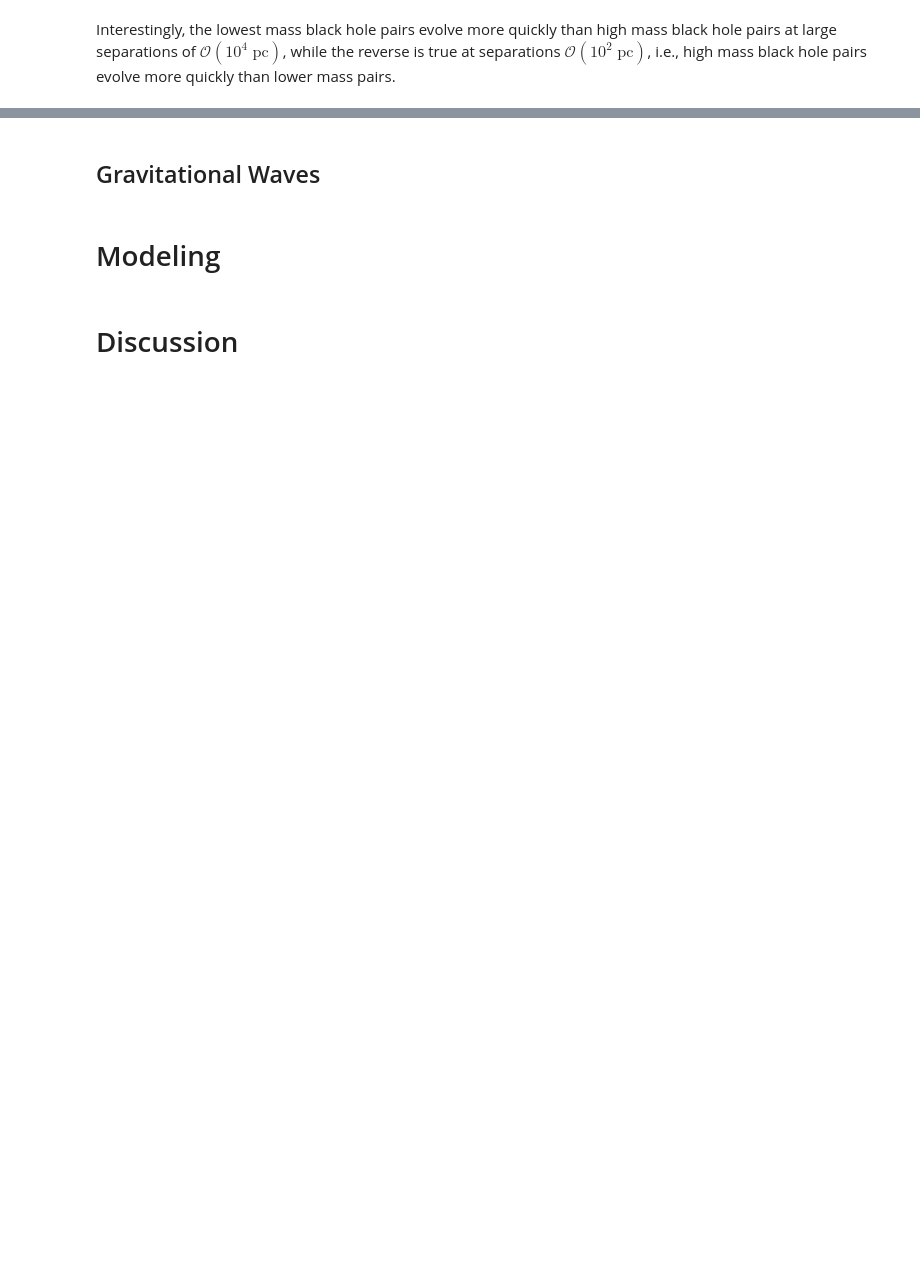
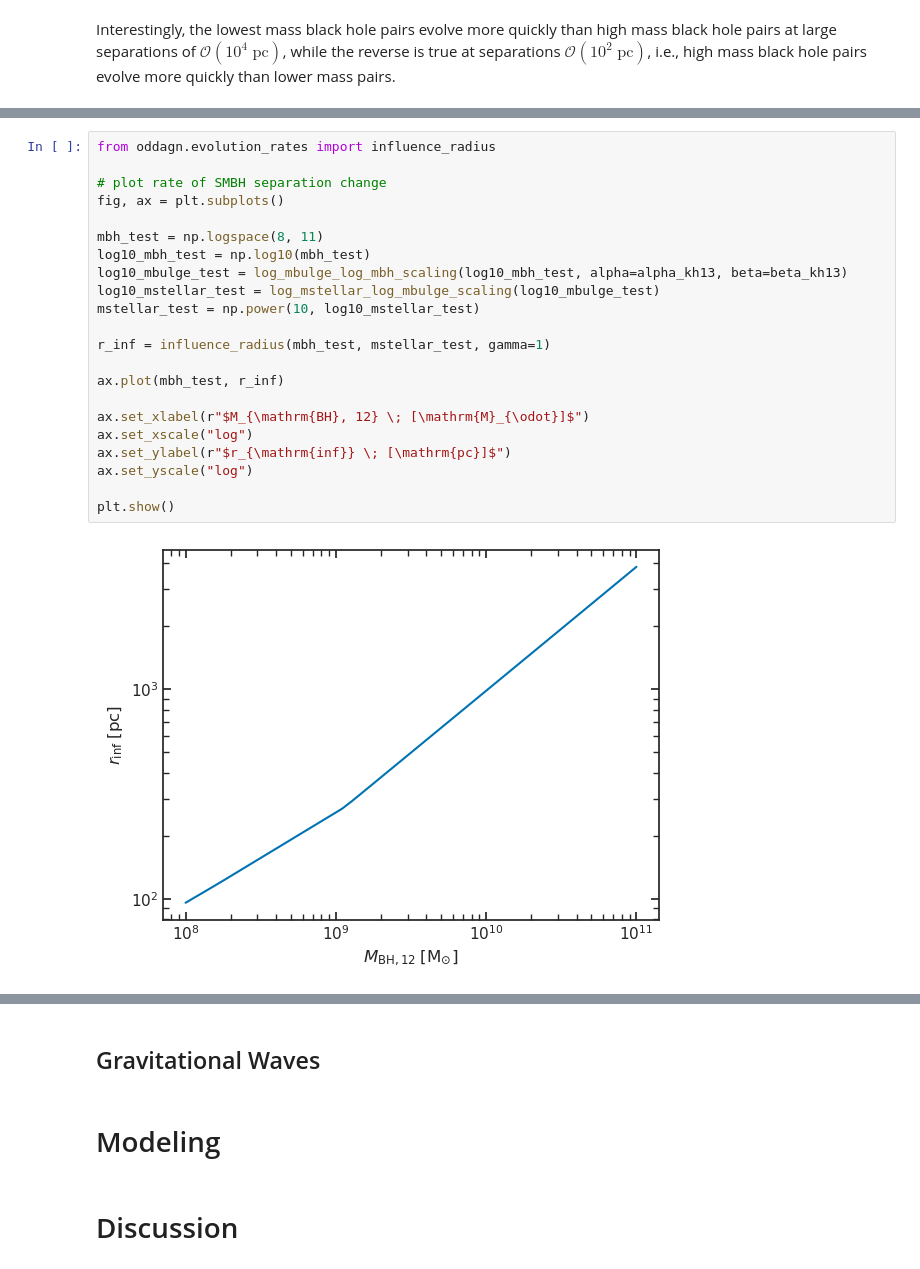
Before and after one commit to jacaseyclyde/oddAGN, a Jupyter notebook: notebooks/3-modeling/3.01-jacc-residence-timescales.ipynb, the cells around one changed output, grey strips where cells are left out. Saved outputs shown, nothing was run; the diff lists cells and outputs as text; blank space fills up the shorter version.

```diff
--- a/notebooks/3-modeling/3.01-jacc-residence-timescales.ipynb
+++ b/notebooks/3-modeling/3.01-jacc-residence-timescales.ipynb
@@ -576,0 +672,24 @@ Interestingly, the lowest mass black hole pairs evolve more quickly than high ma
+# %%
+from oddagn.evolution_rates import influence_radius
+
+# plot rate of SMBH separation change
+fig, ax = plt.subplots()
+
+mbh_test = np.logspace(8, 11)
+log10_mbh_test = np.log10(mbh_test)
+log10_mbulge_test = log_mbulge_log_mbh_scaling(log10_mbh_test, alpha=alpha_kh13, beta=beta_kh13)
+log10_mstellar_test = log_mstellar_log_mbulge_scaling(log10_mbulge_test)
+mstellar_test = np.power(10, log10_mstellar_test)
+
+r_inf = influence_radius(mbh_test, mstellar_test, gamma=1)
+
+ax.plot(mbh_test, r_inf)
+
+ax.set_xlabel(r"$M_{\mathrm{BH}, 12} \; [\mathrm{M}_{\odot}]$")
+ax.set_xscale("log")
+ax.set_ylabel(r"$r_{\mathrm{inf}} \; [\mathrm{pc}]$")
+ax.set_yscale("log")
+
+plt.show()
+# %% [output]
+[figure, added]
```
Also changed, not shown: parts of 14 cells of this notebook, 2 other files.
